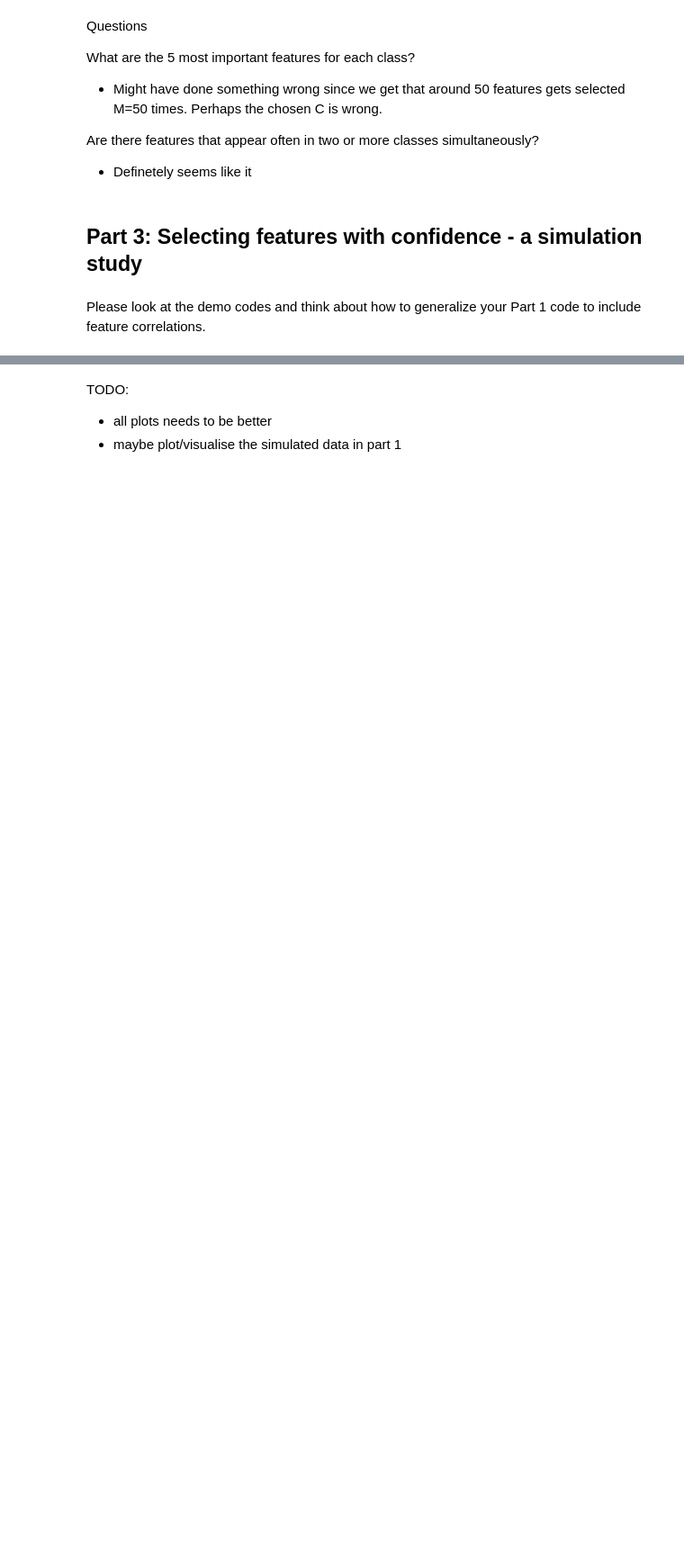
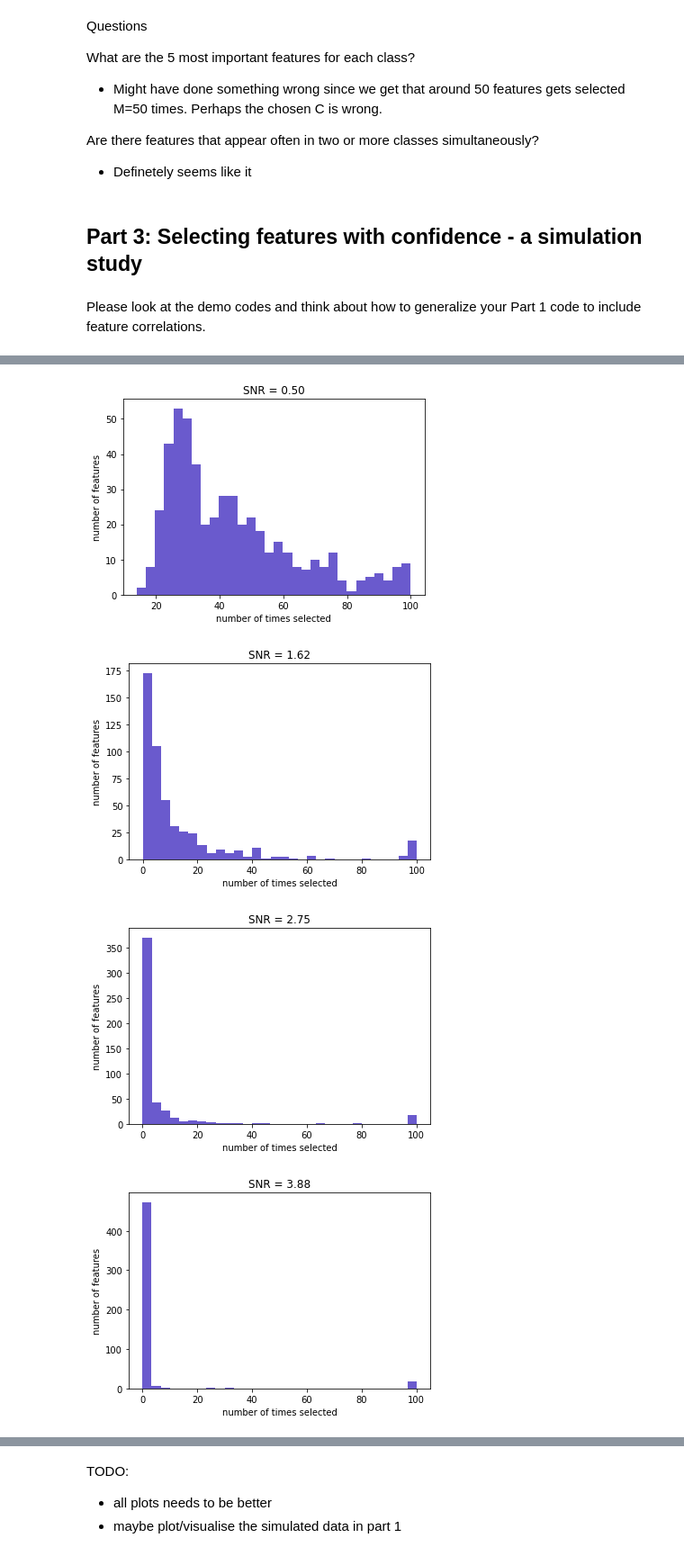
Before and after one commit to antonsandberg/Big-Data, a Jupyter notebook: Project3.ipynb, the cells around one changed output, grey strips where cells are left out. Shown: that part at 90% size. Saved outputs shown, nothing was run; the diff lists cells and outputs as text; code cells hidden in the pictures; blank space fills up the shorter version.

Commit message:
Reworked part3 Q1, at same state as before but with nicer code

```diff
--- a/Project3.ipynb
+++ b/Project3.ipynb
@@ -619,0 +385,37 @@ for i, calpha in enumerate(alpha):
+# %%
+def bootstrap_feature_est(X, y, M, alpha):
+    # st_alpha = 0.992 # from part 1
+    total_selected_features_est = np.zeros(p)
+    for _ in range(M):
+        samples = np.random.choice(range(len(X)), len(X))
+        cb_data = np.array([X[dp] for dp in samples])
+        cb_labels = np.array([y[dp] for dp in samples])
+        lasso = Lasso(alpha).fit(cb_data, cb_labels)
+        beta_est = lasso.coef_
+        selected_features_est = deepcopy(beta_est)
+        non_zero_idx = np.nonzero(beta_est)[0]
+        selected_features_est[non_zero_idx] = 1
+        total_selected_features_est += selected_features_est
+
+    return total_selected_features_est
+
+def histogrammer(data, n_data, title):
+    bins = 30
+    color = 'slateblue'
+    for i, cd in enumerate(data):
+        # plt.figure(i)
+        plt.hist(cd, bins=bins, color=color)
+        plt.title(f'{title} = {n_data[i]:.2f}')
+        plt.xlabel('number of times selected')
+        plt.ylabel('number of features')
+        plt.show()
+    return
+
+def thresholder(data, frac, n_data):
+    threshold_idx = []
+    n_true_labels_est = []
+    for i in range(n_data):
+        cthreshold_idx = np.where(data['est'][i] >= frac)[0]
+        threshold_idx.append(cthreshold_idx)
+        n_true_labels_est.append(sum(data['true'][i][cthreshold_idx]))
+    return threshold_idx, n_true_labels_est
@@ -619,0 +467,13 @@ for i, calpha in enumerate(alpha):
+# %%
+# plot histograms
+# perhaps subplot or something, maybe save them as files
+# instead of putting them here
+PlotAll = True
+if PlotAll is True:
+    for ckey in f_keys:
+        histogrammer(selected_features[ckey]['est'], varying_data[ckey], ckey)
+# %% [output]
+[figure, added]
+[figure, added]
+[figure, added]
+[figure, added]
```
Also changed, not shown: parts of 18 cells of this notebook, 1 other file.
